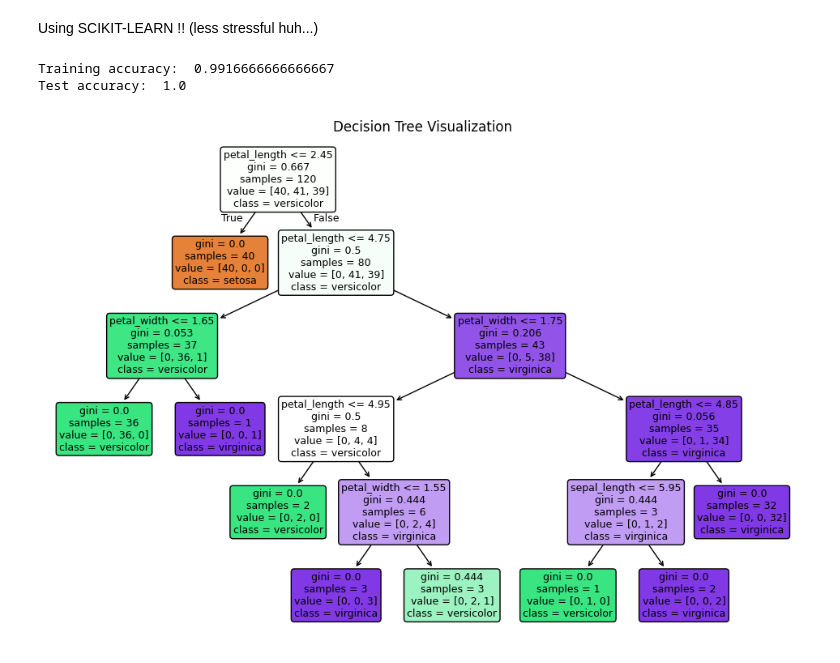
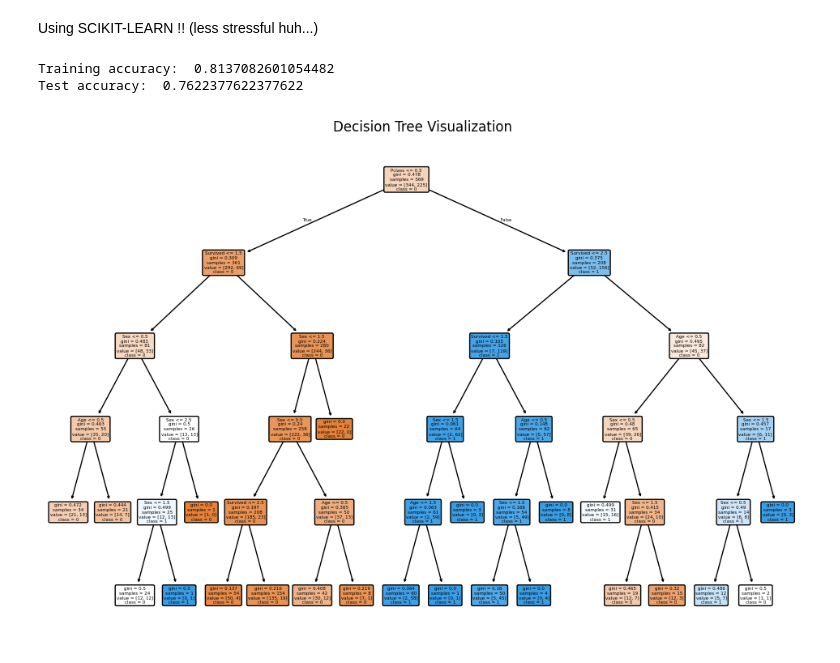
Before and after one commit to Sameena-sam/ML-on-diff-Datasets, a Jupyter notebook: notebooks/decision_tree.ipynb, the cells around one changed output. Drawn from its saved outputs; the diff is of its cells as text; code cells hidden in the pictures.

```diff
--- a/notebooks/decision_tree.ipynb
+++ b/notebooks/decision_tree.ipynb
@@ -135,33 +135,42 @@ Using SCIKIT-LEARN !! (less stressful huh...)
 # %%
 import pandas as pd
 from sklearn.model_selection import train_test_split
 from sklearn.tree import DecisionTreeClassifier, plot_tree
 from sklearn.metrics import accuracy_score
 import matplotlib.pyplot as plt
 
-df = pd.read_csv("../data/Iris.csv")
-X = df.iloc[:, :-1].values
-y = df.iloc[:, -1].values
+#df = pd.read_csv("../data/Iris.csv")                 training accuracy: 0.9916666666666667
+#X = df.iloc[:, :-1].values                           test accuracy: 1.0
+#y = df.iloc[:, -1].values
+
+df = pd.read_csv("../data/Titanic-Dataset.csv")                                              # decent train and test scores
+df = df[['Survived', 'Pclass', 'Sex', 'Age','SibSp', 'Fare', 'Embarked']].dropna()
+
+df['Sex'] = df['Sex'].map({'male': 0, 'female': 1})
+df['Embarked'] = df['Embarked'].map({'S': 0, 'C': 1, 'Q': 2})
+X = df[['Pclass', 'Sex', 'SibSp', 'Embarked']]
+y = df['Survived']
+
 
 X_train, X_test, y_train, y_test = train_test_split(X, y, test_size=0.2, random_state=42)
 
 clf = DecisionTreeClassifier(max_depth=5, random_state=42)
 clf.fit(X_train,y_train)
 
 train_acc = accuracy_score(y_train, clf.predict(X_train))
 test_acc = accuracy_score(y_test, clf.predict(X_test))
 print("Training accuracy: ", train_acc)
 print("Test accuracy: ", test_acc)
 
 plt.figure(figsize=(12, 8))
 plot_tree(clf,
           feature_names=df.columns[:-1],
-          class_names=clf.classes_,
+          class_names=[str(cls) for cls in clf.classes_],
           filled=True,
           rounded=True)
 plt.title("Decision Tree Visualization")
 plt.show()
 # %% [output]
-Training accuracy:  0.9916666666666667
-Test accuracy:  1.0
+Training accuracy:  0.8137082601054482
+Test accuracy:  0.7622377622377622
-[figure, old version]
+[figure, new version]
```
Also changed, not shown: parts of 1 cell of this notebook.
